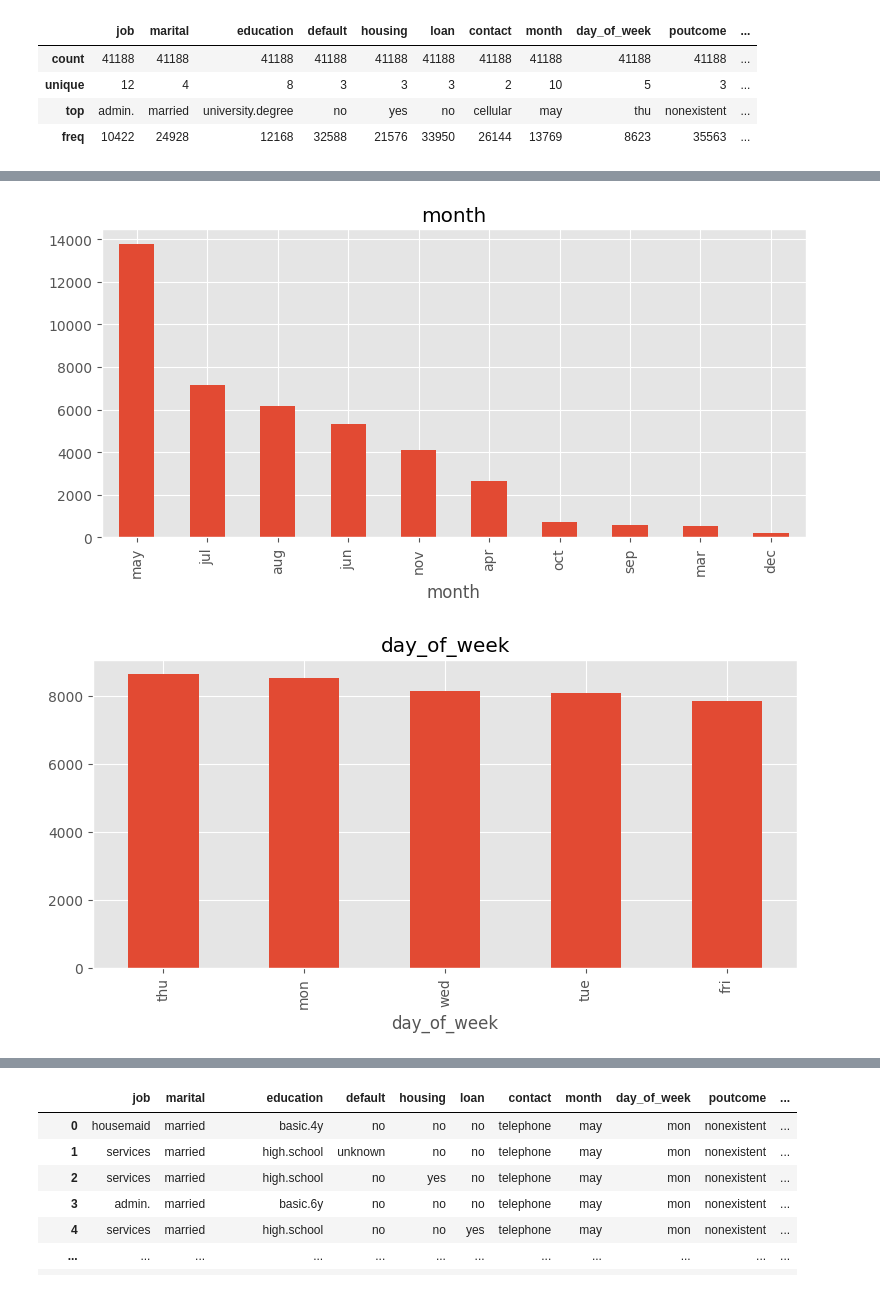
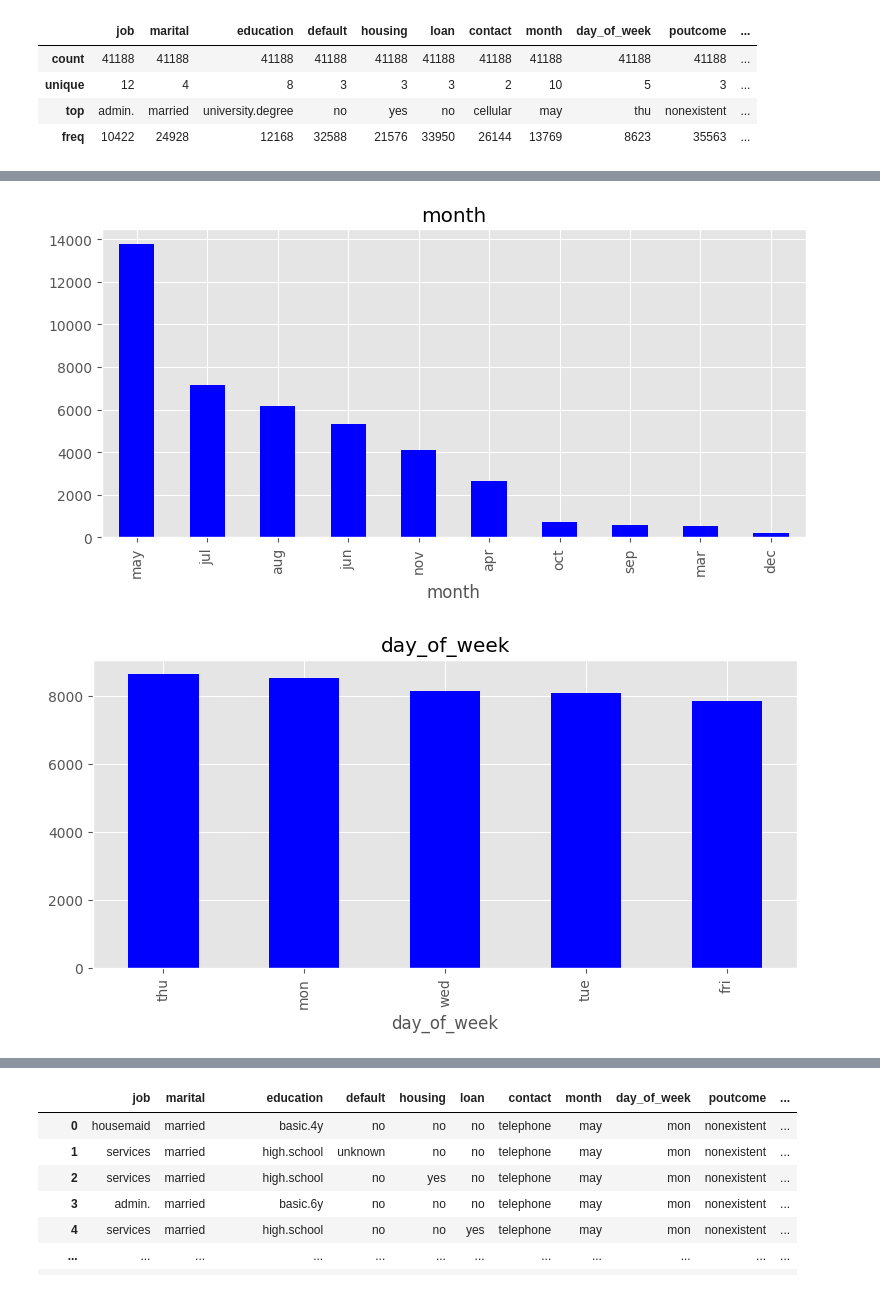
Before and after one commit to SudarshanIngole/Batch-18-2024, a Jupyter notebook: PRCP_Portuges.ipynb, the cells around one changed output, grey strips where cells are left out. Drawn from its saved outputs; the diff is of its cells as text; code cells hidden in the pictures.

```diff
--- a/PRCP_Portuges.ipynb
+++ b/PRCP_Portuges.ipynb
@@ -116,6 +118,6 @@ plt.style.use('ggplot')
 for column in categorical_col:
     plt.figure(figsize=(20,4))
     plt.subplot(121)
-    data[column].value_counts().plot(kind='bar')
+    data[column].value_counts().plot(kind='bar',  color='b')
     plt.title(column)
 # %% [output]
@@ -129,2 +131,2 @@ for column in categorical_col:
-[figure, old version]
+[figure, new version]
-[figure, old version]
+[figure, new version]
```
Also changed, not shown: parts of 65 cells of this notebook.
